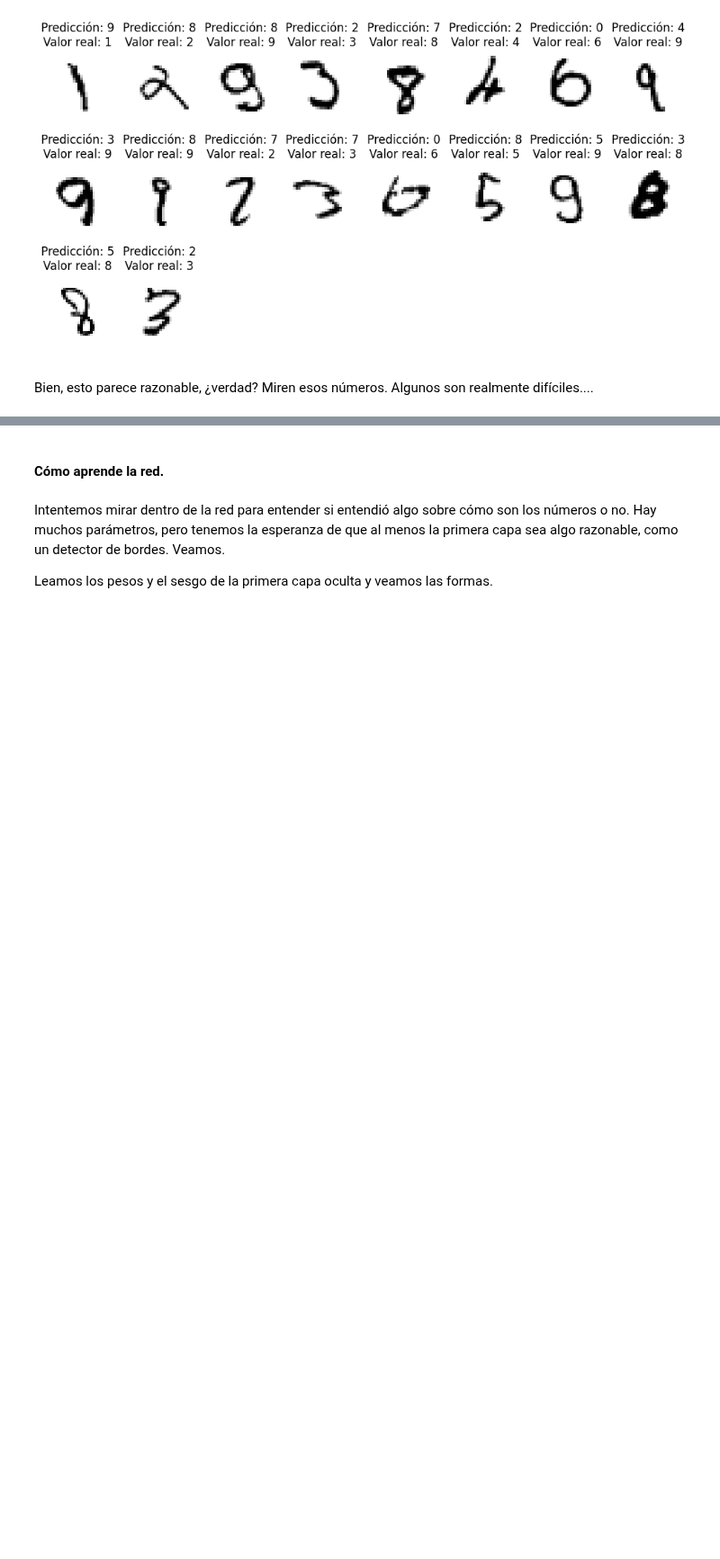
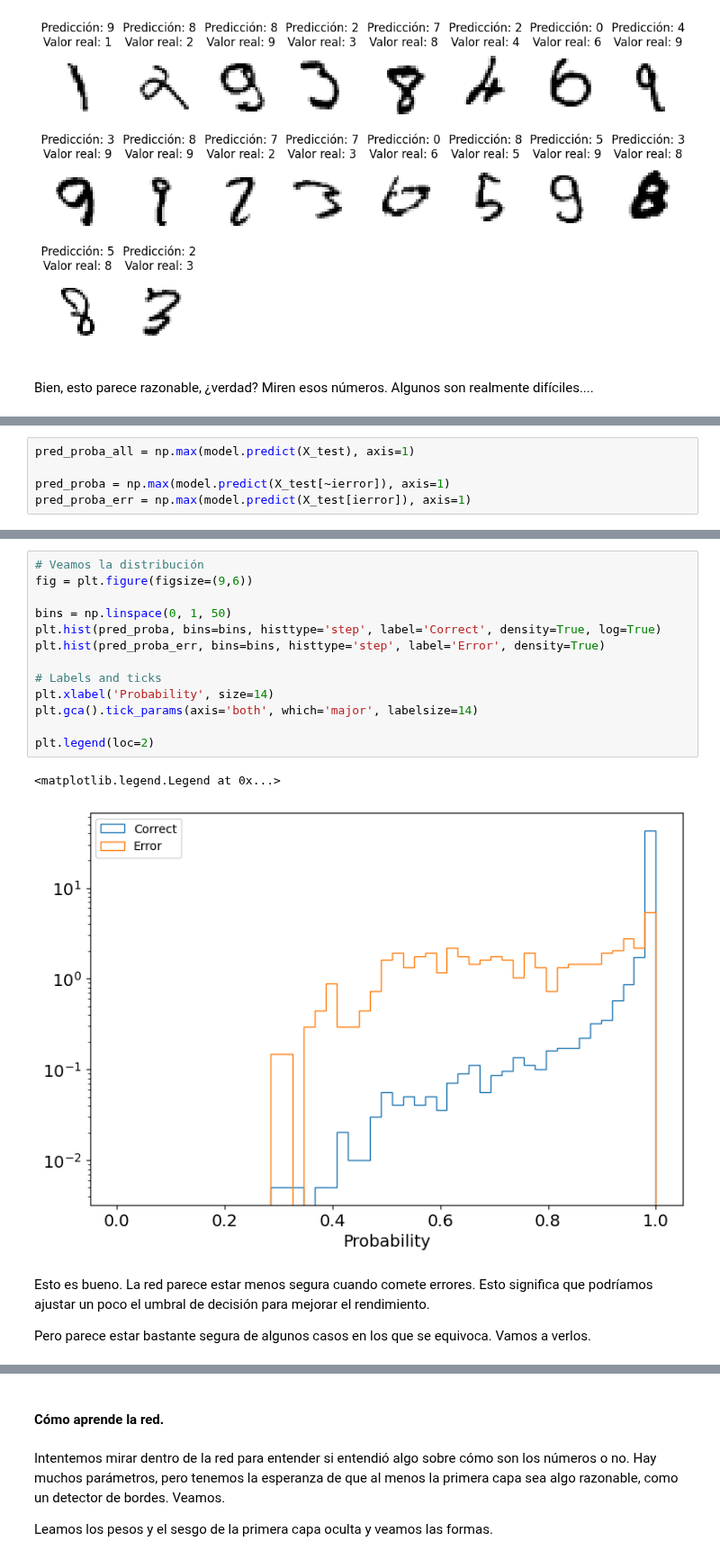
Before and after one commit to nicklessagus/AA_Nuclear, a Jupyter notebook: Notebooks/3_Redes_Neuronales.ipynb, the cells around one changed output, grey strips where cells are left out. Shown at 90% size. Saved outputs shown, nothing was run; the diff lists cells and outputs as text; blank space fills up the shorter version.

```diff
--- a/Notebooks/3_Redes_Neuronales.ipynb
+++ b/Notebooks/3_Redes_Neuronales.ipynb
@@ -574,0 +579,5 @@ Bien, esto parece razonable, ¿verdad? Miren esos números. Algunos son realment
+# %%
+pred_proba_all = np.max(model.predict(X_test), axis=1)
+
+pred_proba = np.max(model.predict(X_test[~ierror]), axis=1)
+pred_proba_err = np.max(model.predict(X_test[ierror]), axis=1)
@@ -574,0 +588,20 @@ Bien, esto parece razonable, ¿verdad? Miren esos números. Algunos son realment
+# %%
+# Veamos la distribución
+fig = plt.figure(figsize=(9,6))
+
+bins = np.linspace(0, 1, 50)
+plt.hist(pred_proba, bins=bins, histtype='step', label='Correct', density=True, log=True)
+plt.hist(pred_proba_err, bins=bins, histtype='step', label='Error', density=True)
+
+# Labels and ticks
+plt.xlabel('Probability', size=14)
+plt.gca().tick_params(axis='both', which='major', labelsize=14)
+
+plt.legend(loc=2)
+# %% [output]
+<matplotlib.legend.Legend at 0x...>
+[figure, added]
+# %% [markdown]
+Esto es bueno. La red parece estar menos segura cuando comete errores. Esto significa que podríamos ajustar un poco el umbral de decisión para mejorar el rendimiento.
+
+Pero parece estar bastante segura de algunos casos en los que se equivoca. Vamos a verlos.
```
Also changed, not shown: parts of 13 cells of this notebook.
